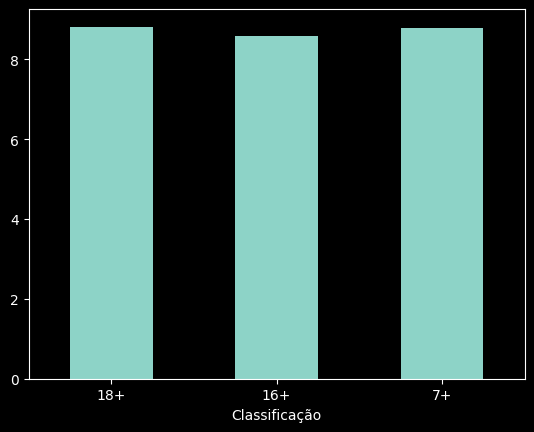
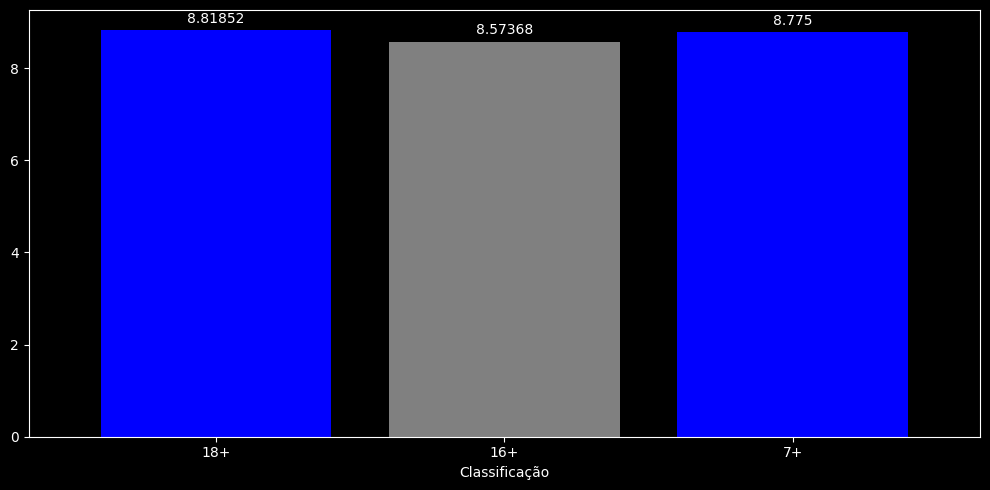
The change to this notebook cell's code, shown as a diff; its figure went from the first image to the second:
--- before
+++ after
@@ -23,3 +23,7 @@
 dfShows = pd.DataFrame(dataShows)
 
-dfShows.plot(x='Classificação', y='Média de avaliação', kind='bar', rot=0, legend=False)
+color = ['blue', 'gray']
+ax = dfShows.plot(x='Classificação', y='Média de avaliação', kind='bar', rot=0, legend=False, color=color, width=0.8,figsize=(10, 5))
+ax.bar_label(ax.containers[0], padding=3)
+plt.tight_layout()
+plt.show()

Commit: Ajustando o gráfico da segunda pergunta